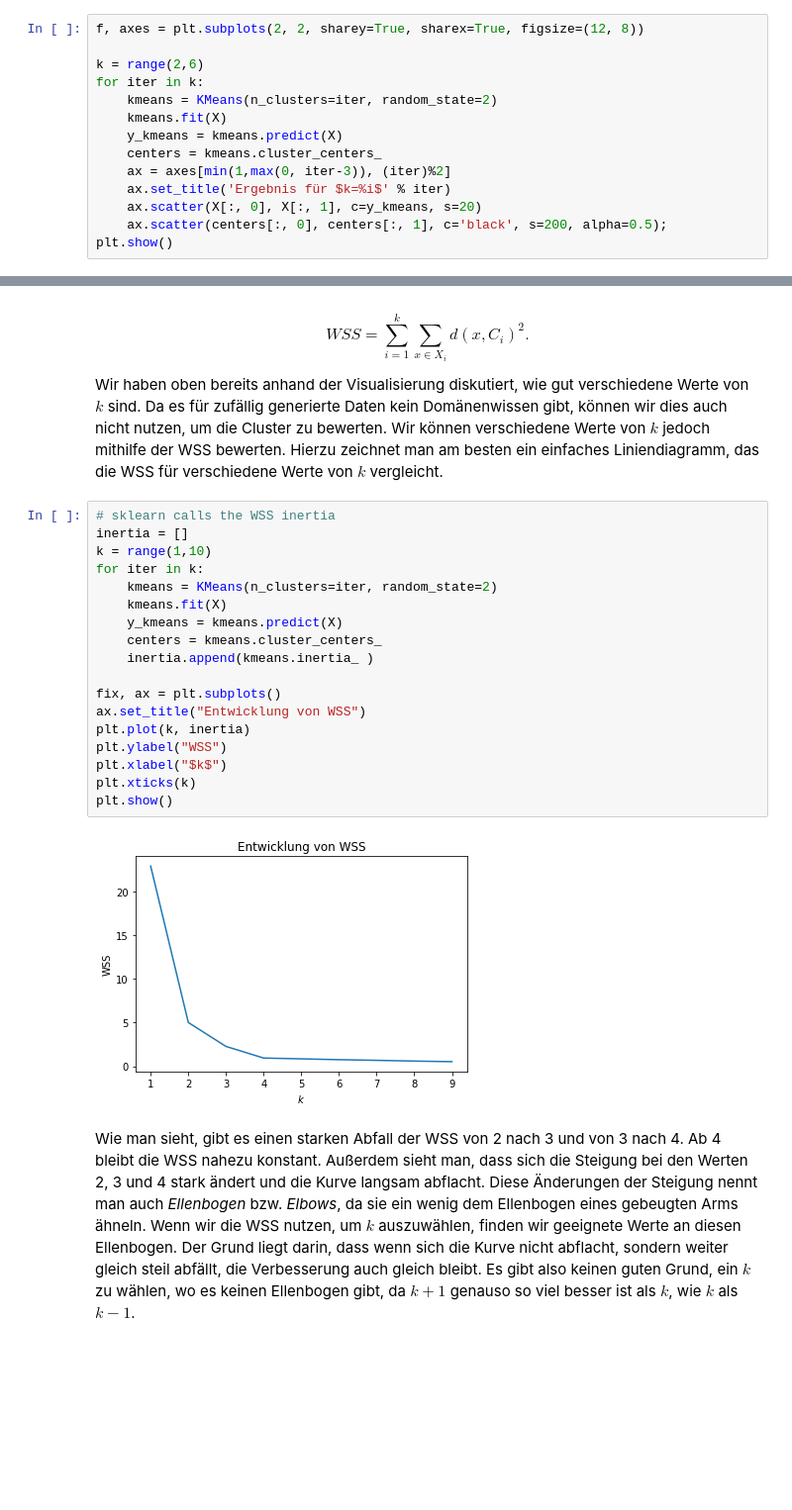
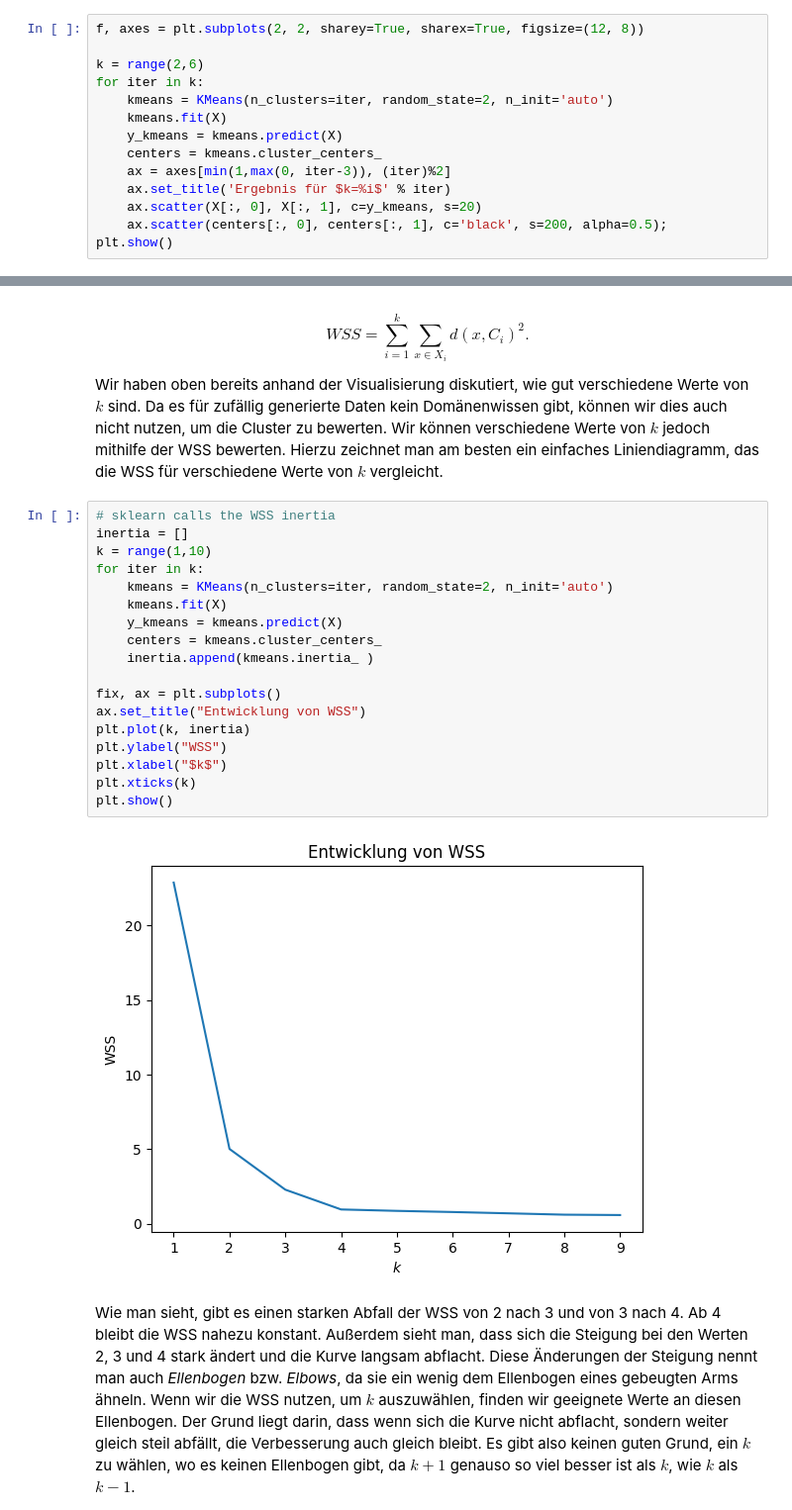
Before and after one commit to sherbold/data-science-crashkurs, a Jupyter notebook: content/chapters/kapitel_06.ipynb, the cells around one changed output, grey strips where cells are left out. Shown at 99% size. Saved outputs shown, nothing was run; the diff lists cells and outputs as text; blank space fills up the shorter version.

```diff
--- a/content/chapters/kapitel_06.ipynb
+++ b/content/chapters/kapitel_06.ipynb
@@ -165,7 +165,7 @@ f, axes = plt.subplots(2, 2, sharey=True, sharex=True, figsize=(12, 8))
 
 k = range(2,6)
 for iter in k:
-    kmeans = KMeans(n_clusters=iter, random_state=2)
+    kmeans = KMeans(n_clusters=iter, random_state=2, n_init='auto')
     kmeans.fit(X)
     y_kmeans = kmeans.predict(X)
     centers = kmeans.cluster_centers_
@@ -194,23 +194,23 @@ Wir haben oben bereits anhand der Visualisierung diskutiert, wie gut verschieden
 # %%
 # sklearn calls the WSS inertia
 inertia = []
 k = range(1,10)
 for iter in k:
-    kmeans = KMeans(n_clusters=iter, random_state=2)
+    kmeans = KMeans(n_clusters=iter, random_state=2, n_init='auto')
     kmeans.fit(X)
     y_kmeans = kmeans.predict(X)
     centers = kmeans.cluster_centers_
     inertia.append(kmeans.inertia_ )
 
 fix, ax = plt.subplots()
 ax.set_title("Entwicklung von WSS")
 plt.plot(k, inertia)
 plt.ylabel("WSS")
 plt.xlabel("$k$")
 plt.xticks(k)
 plt.show()
 # %% [output]
-[figure, old version]
+[figure, new version]
 # %% [markdown]
 Wie man sieht, gibt es einen starken Abfall der WSS von 2 nach 3 und von 3 nach 4. Ab 4 bleibt die WSS nahezu konstant. Außerdem sieht man, dass sich die Steigung bei den Werten 2, 3 und 4 stark ändert und die Kurve langsam abflacht. Diese Änderungen der Steigung nennt man auch *Ellenbogen* bzw. *Elbows*, da sie ein wenig dem Ellenbogen eines gebeugten Arms ähneln. Wenn wir die WSS nutzen, um $k$ auszuwählen, finden wir geeignete Werte an diesen Ellenbogen. Der Grund liegt darin, dass wenn sich die Kurve nicht abflacht, sondern weiter gleich steil abfällt, die Verbesserung auch gleich bleibt. Es gibt also keinen guten Grund, ein $k$ zu wählen, wo es keinen Ellenbogen gibt, da $k+1$ genauso so viel besser ist als $k$, wie $k$ als $k-1$.
 
```
Also changed, not shown: parts of 15 cells of this notebook, 16 other files.
